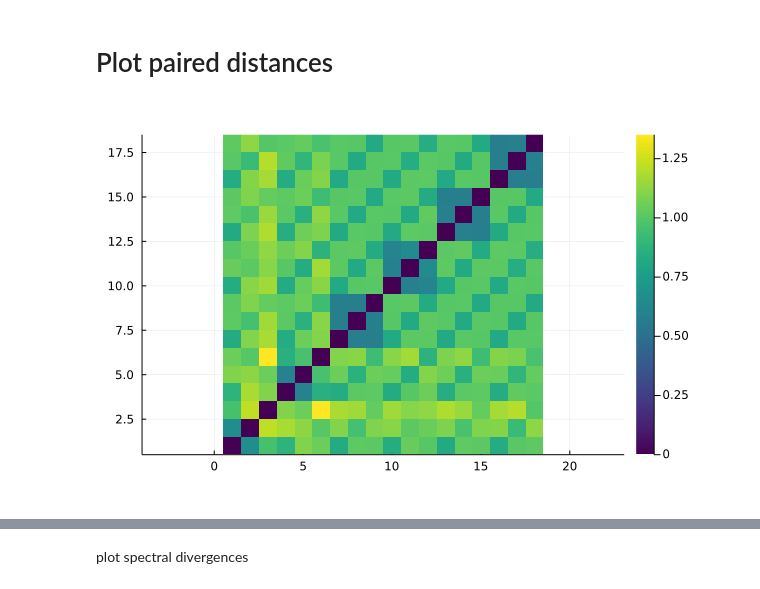
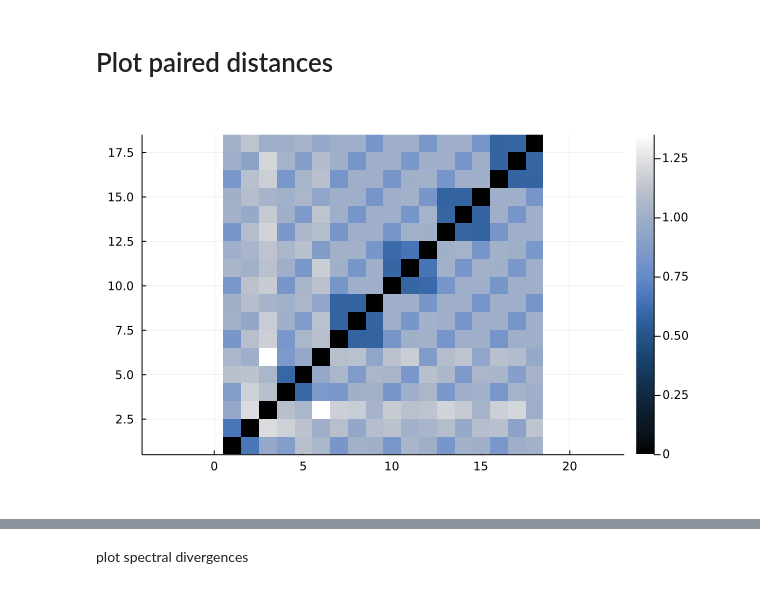
Before and after one commit to aramanlab/Doran_etal_2022, a Jupyter notebook: notebooks/reports/supp02_18x9_homoplasy.ipynb, the cells around one changed output, grey strips where cells are left out. Drawn from its saved outputs; the diff is of its cells as text; code cells hidden in the pictures.

```diff
--- a/notebooks/reports/supp02_18x9_homoplasy.ipynb
+++ b/notebooks/reports/supp02_18x9_homoplasy.ipynb
@@ -73,7 +73,7 @@ savefig(joinpath(pdir, "fractionalvarianceof18x9.svg"))
 # %%
 # basic Euclidean distance
 Dij_euclidean = Distances.pairwise(Euclidean(), usv.U')
-heatmap(Dij_euclidean, c=:viridis, ratio=1)
+heatmap(Dij_euclidean, c=:oslo, ratio=1)
 # %% [output]
-[figure, old version]
+[figure, new version]
 # %%
```
Also changed, not shown: parts of 21 cells of this notebook, 2 other files.
